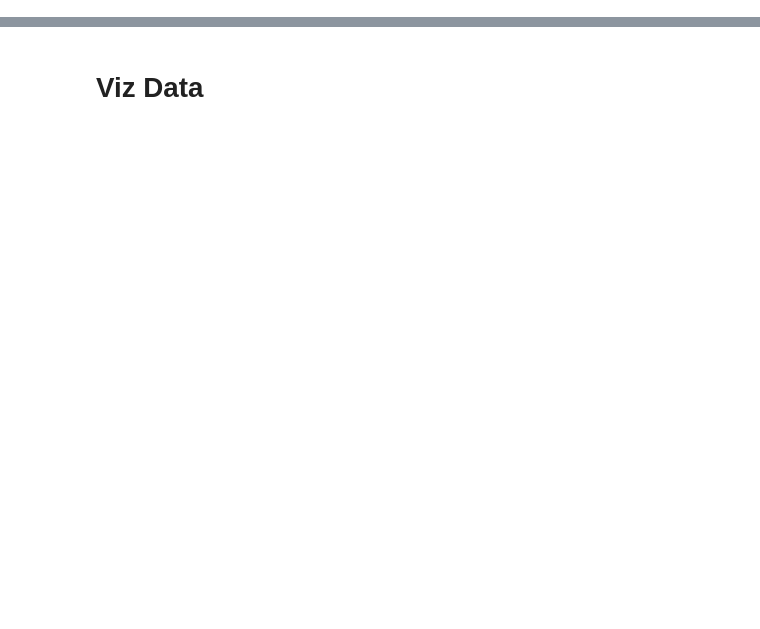
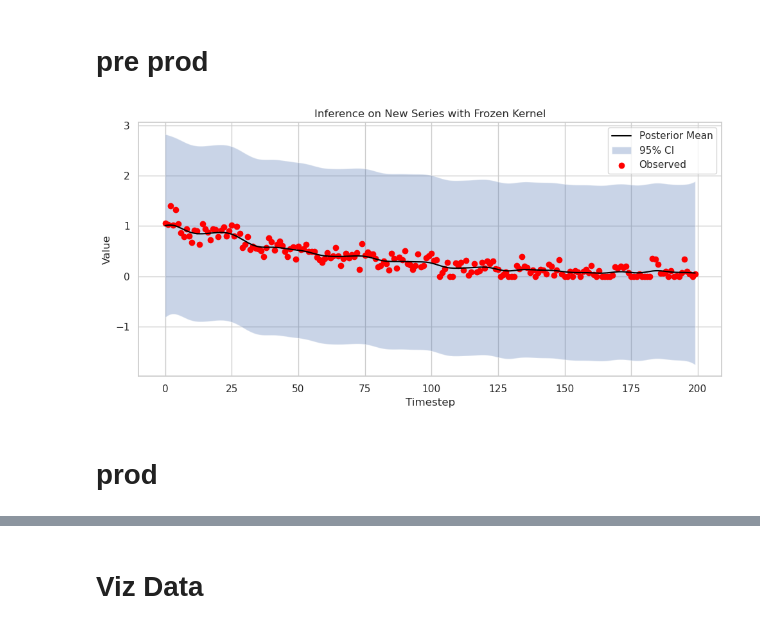
Before and after one commit to views-platform/views-models, a Jupyter notebook: models/purple_alien/notebooks/gp_experiements/gp_test03.ipynb, the cells around one changed output, grey strips where cells are left out. Cells and saved outputs as stored; diff of their text form; code cells hidden in the pictures; blank space fills up the shorter version.

```diff
--- a/models/purple_alien/notebooks/gp_experiements/gp_test03.ipynb
+++ b/models/purple_alien/notebooks/gp_experiements/gp_test03.ipynb
@@ -26,0 +210,11 @@ import gp_plotting as gpplt
+# %%
+predictor = FrozenKernelPredictor(kernel=frozen_kernel)
+
+# Fit to new unseen slice
+predictor.infer(x_infer, y_infer)
+
+# Plot posterior
+mean, lower, upper = predictor.posterior_mean_and_ci(x_plot)
+
+# Sample from posterior
+samples = predictor.sample_posterior(x_plot, num_samples=20)
@@ -26,0 +227,56 @@ import gp_plotting as gpplt
+# %% [markdown]
+# pre prod
+# %%
+# get random series_id for inference
+ts_ID = np.random.choice(df.series_id.unique(), 1)[0]
+
+# Inference on different series
+ts_df_infer = df[df.series_id == ts_ID]  # unseen series
+
+# take a slio of the time series
+ts_df_infer = ts_df_infer.iloc[:200]  # first 100 timesteps
+
+x_infer = torch.tensor(ts_df_infer["timestep"].values, dtype=torch.float32).unsqueeze(-1)
+y_infer = torch.tensor(ts_df_infer["value"].values, dtype=torch.float32)
+
+# Build new model with same kernel (but no training)
+frozen_kernel = model.covar_module
+
+class FrozenKernelGP(ExactGP):
+    def __init__(self, train_x, train_y, likelihood, frozen_kernel):
+        super().__init__(train_x, train_y, likelihood)
+        self.mean_module = ConstantMean()
+        self.covar_module = frozen_kernel  # reused kernel
+
+    def forward(self, x):
+        mean = self.mean_module(x)
+        cov = self.covar_module(x)
+        return MultivariateNormal(mean, cov)
+
+# Likelihood for inference
+likelihood_inf = GaussianLikelihood()
+gp = FrozenKernelGP(x_infer, y_infer, likelihood_inf, frozen_kernel)
+gp.eval()
+likelihood_inf.eval()
+
+# Prediction
+x_plot = torch.linspace(x_infer.min(), x_infer.max(), 300).unsqueeze(-1)
+with torch.no_grad():
+    pred = likelihood_inf(gp(x_plot))
+    mean = pred.mean
+    lower, upper = pred.confidence_region()
+
+plt.figure(figsize=(10, 5))
+plt.plot(x_plot.numpy(), mean.numpy(), label="Posterior Mean", color="black")
+plt.fill_between(x_plot.squeeze(), lower.numpy(), upper.numpy(), alpha=0.3, label="95% CI")
+plt.scatter(x_infer.numpy(), y_infer.numpy(), color='red', label="Observed")
+plt.title("Inference on New Series with Frozen Kernel")
+plt.xlabel("Timestep")
+plt.ylabel("Value")
+plt.legend()
+plt.tight_layout()
+plt.show()
+# %% [output]
+[figure, added]
+# %% [markdown]
+# prod
```
Also changed, not shown: parts of 67 cells of this notebook, 10 other files.
